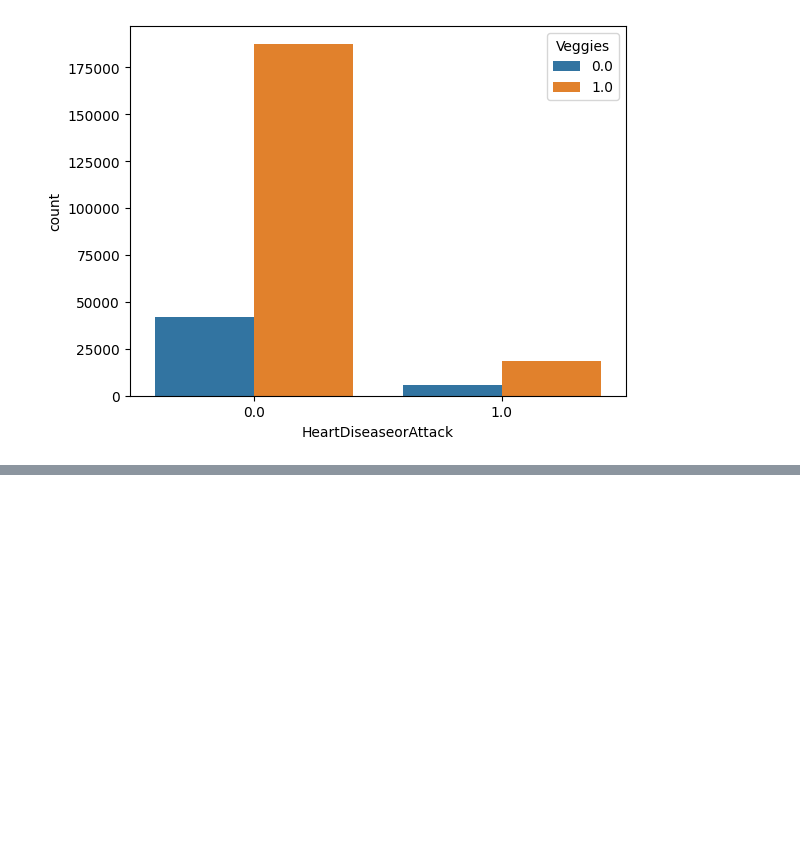
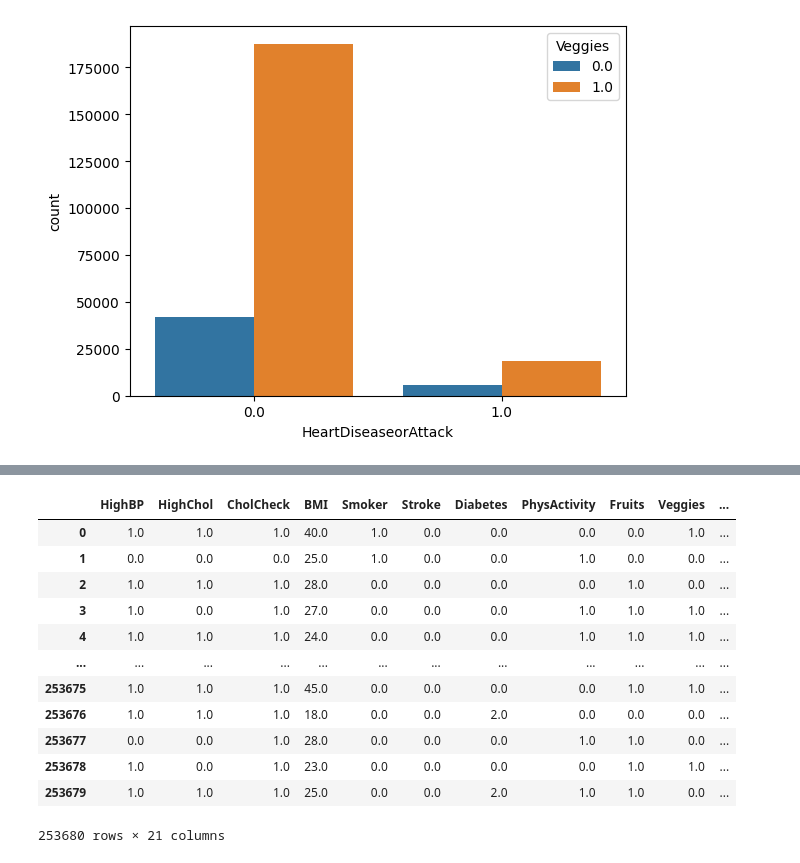
Before and after one commit to wizeline/MLOps_bootcamp_team1_2022, a Jupyter notebook: RaymundoLed/heart_disease.ipynb, the cells around one changed output, grey strips where cells are left out. Drawn from its saved outputs; the diff is of its cells as text; code cells hidden in the pictures; blank space fills up the shorter version.

```diff
--- a/RaymundoLed/heart_disease.ipynb
+++ b/RaymundoLed/heart_disease.ipynb
@@ -308,0 +324,3 @@ hearth_data.select_dtypes(include=['object']).describe()
+# %%
+train_data = pd.read_csv("heart_disease_health.csv")
+test_data = pd.read_csv("test-data.csv")
@@ -308,0 +338,17 @@ hearth_data.select_dtypes(include=['object']).describe()
+# %%
+def encode(X, y):
+    categorical_variables = list(X.select_dtypes(['object']).columns)
+    woe = ce.WOEEncoder().fit(X, y)
+    return (woe, woe.transform(X))
+
+def prepare_data(data, woe_encoder=None):
+    X = data.copy()
+    y = X.pop('HeartDiseaseorAttack')
+    if woe_encoder is None:
+        woe_encoder, encoded_X = encode(X, y)
+    else:
+        encoded_X = woe_encoder.transform(X)
+
+    for col in encoded_X.select_dtypes(['object']).columns:
+        encoded_X[col] = encoded_X[col].astype(int)
+    return (woe_encoder, encoded_X, y)
@@ -308,0 +392,19 @@ hearth_data.select_dtypes(include=['object']).describe()
+# %%
+categorical_variables = list(train_data.select_dtypes(['float64']).columns)
+X_train
+# sns.pairplot(data=X_train[categorical_variables].join(y_train).head(10000),
+#              hue='HeartDiseaseorAttack', plot_kws={'alpha': 0.2})
+# %% [output]
+|  | HighBP | HighChol | CholCheck | BMI | Smoker | Stroke | Diabetes | PhysActivity | Fruits | Veggies | ... |
+| 0 | 1.0 | 1.0 | 1.0 | 40.0 | 1.0 | 0.0 | 0.0 | 0.0 | 0.0 | 1.0 | ... |
+| 1 | 0.0 | 0.0 | 0.0 | 25.0 | 1.0 | 0.0 | 0.0 | 1.0 | 0.0 | 0.0 | ... |
+| 2 | 1.0 | 1.0 | 1.0 | 28.0 | 0.0 | 0.0 | 0.0 | 0.0 | 1.0 | 0.0 | ... |
+| 3 | 1.0 | 0.0 | 1.0 | 27.0 | 0.0 | 0.0 | 0.0 | 1.0 | 1.0 | 1.0 | ... |
+| 4 | 1.0 | 1.0 | 1.0 | 24.0 | 0.0 | 0.0 | 0.0 | 1.0 | 1.0 | 1.0 | ... |
+| ... | ... | ... | ... | ... | ... | ... | ... | ... | ... | ... | ... |
+| 253675 | 1.0 | 1.0 | 1.0 | 45.0 | 0.0 | 0.0 | 0.0 | 0.0 | 1.0 | 1.0 | ... |
+| 253676 | 1.0 | 1.0 | 1.0 | 18.0 | 0.0 | 0.0 | 2.0 | 0.0 | 0.0 | 0.0 | ... |
+| 253677 | 0.0 | 0.0 | 1.0 | 28.0 | 0.0 | 0.0 | 0.0 | 1.0 | 1.0 | 0.0 | ... |
+| 253678 | 1.0 | 0.0 | 1.0 | 23.0 | 0.0 | 0.0 | 0.0 | 0.0 | 1.0 | 1.0 | ... |
+| 253679 | 1.0 | 1.0 | 1.0 | 25.0 | 0.0 | 0.0 | 2.0 | 1.0 | 1.0 | 0.0 | ... |
+253680 rows × 21 columns
```
Also changed, not shown: parts of 36 cells of this notebook, 2 other files.
